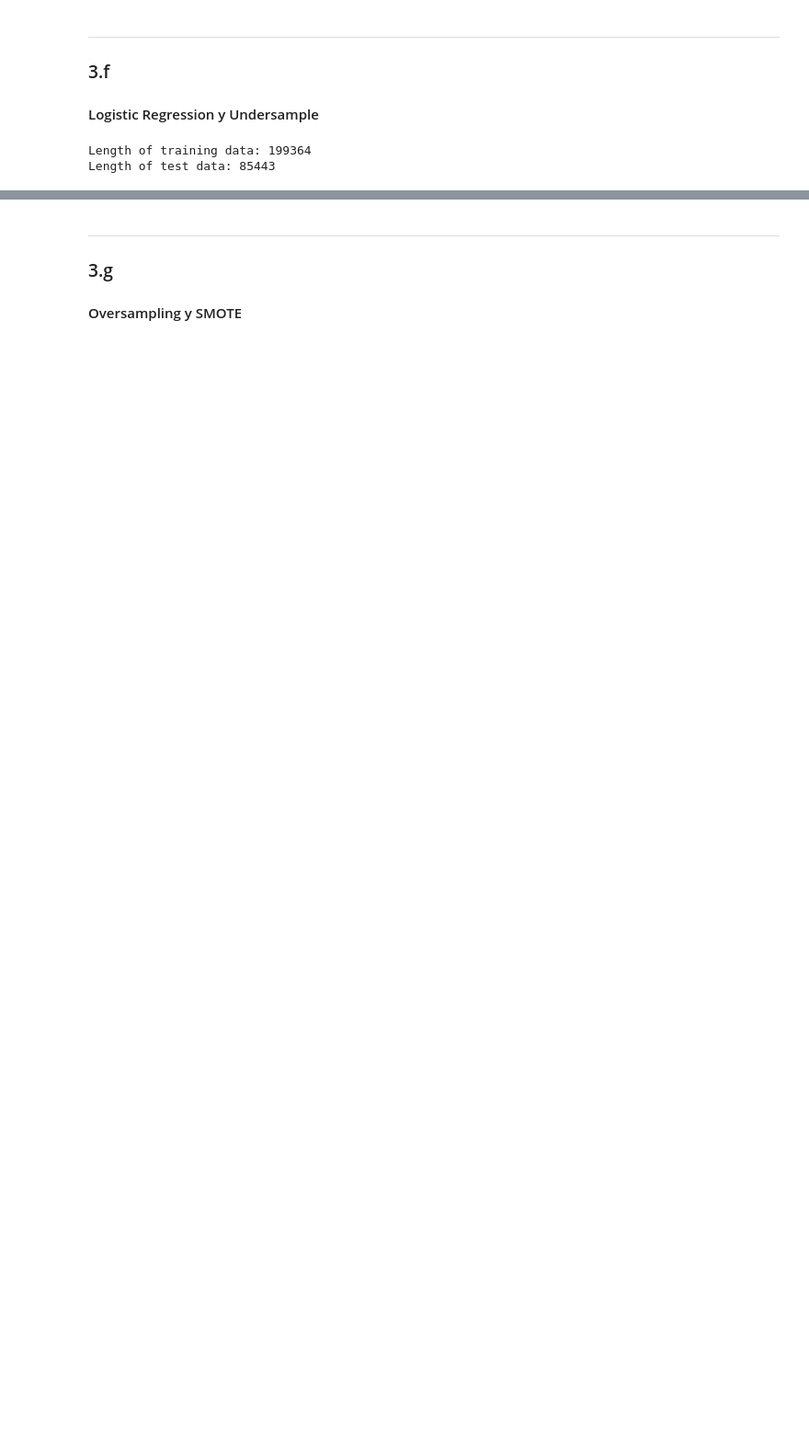
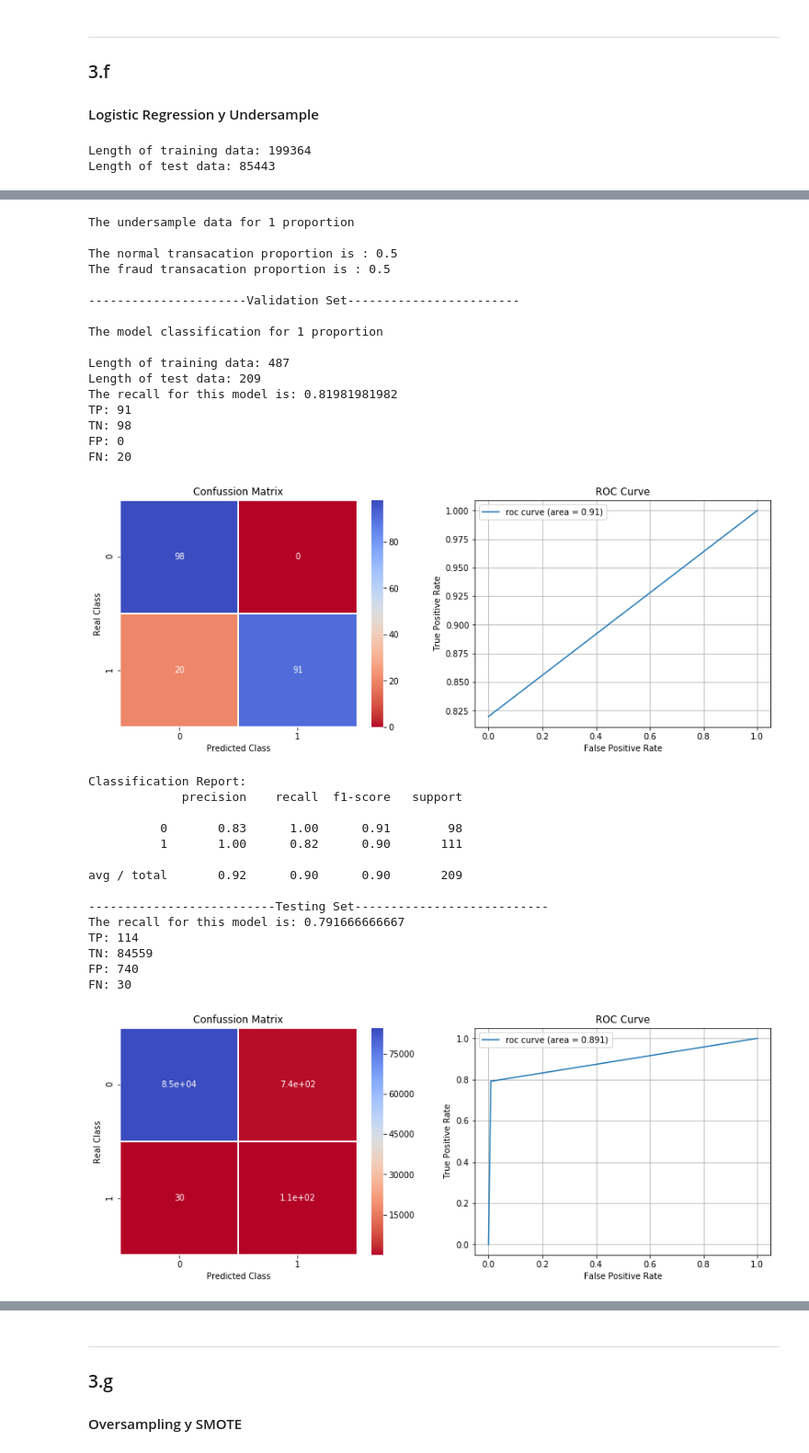
Before and after one commit to vlizanae/INF393, a Jupyter notebook: tarea-2/tarea-2.ipynb, the cells around one changed output, grey strips where cells are left out. Shown at 92% size. Drawn from its saved outputs; the diff is of its cells as text; code cells hidden in the pictures; blank space fills up the shorter version.

```diff
--- a/tarea-2/tarea-2.ipynb
+++ b/tarea-2/tarea-2.ipynb
@@ -1231,0 +1276,35 @@ avg / total       1.00      0.99      1.00     85443
+# %%
+analize_proportion(sknb.BernoulliNB(), 1, x_tr, x_ts, y_tr, y_ts)
+# %% [output]
+The undersample data for 1 proportion
+
+The normal transacation proportion is : 0.5
+The fraud transacation proportion is : 0.5
+
+----------------------Validation Set------------------------
+
+The model classification for 1 proportion
+
+Length of training data: 487
+Length of test data: 209
+The recall for this model is: 0.81981981982
+TP: 91
+TN: 98
+FP: 0
+FN: 20
+[figure, added]
+Classification Report:
+             precision    recall  f1-score   support
+
+          0       0.83      1.00      0.91        98
+          1       1.00      0.82      0.90       111
+
+avg / total       0.92      0.90      0.90       209
+
+--------------------------Testing Set---------------------------
+The recall for this model is: 0.791666666667
+TP: 114
+TN: 84559
+FP: 740
+FN: 30
+[figure, added]
```
Also changed, not shown: parts of 27 cells of this notebook.
